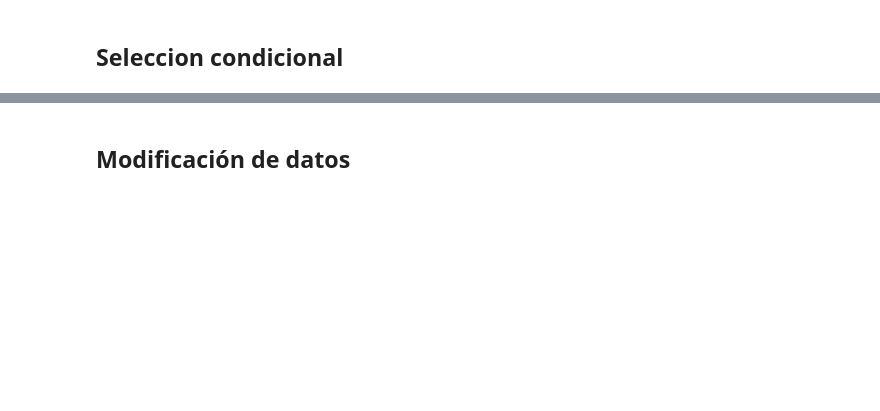
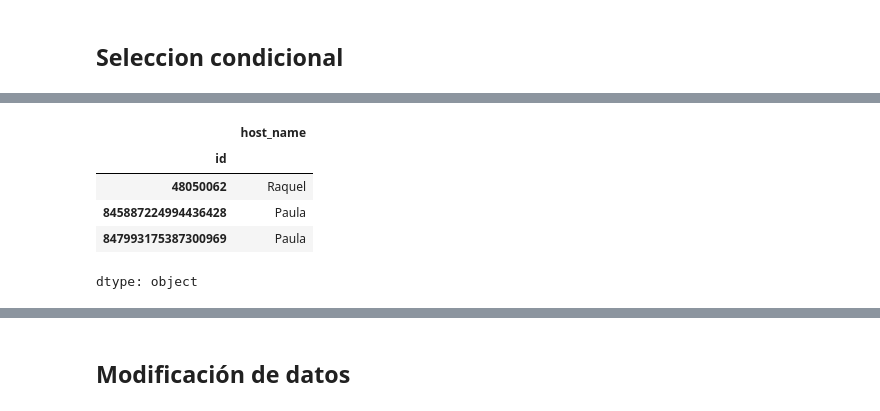
Before and after one commit to iespinozahDM/UBA-DM, a Jupyter notebook: Clase_02_pandas.ipynb, the cells around one changed output, grey strips where cells are left out. Cells and saved outputs as stored; diff of their text form; code cells hidden in the pictures; blank space fills up the shorter version.

```diff
--- a/Clase_02_pandas.ipynb
+++ b/Clase_02_pandas.ipynb
@@ -87,7 +203,14 @@ df.loc[f, ["neighbourhood", "room_type"]]
 # %%
 # Ejercicio: quiero los nombres de los host que alquilan habitaciones compartidas en Núñez
-f = (df.neighbourhood == 'Nuñez') & (df.room_type == 'Shared room')
+f = (df.neighbourhood == 'Belgrano') & (df.room_type == 'Shared room')
 df.loc[f, "host_name"]
+# %% [output]
+|  | host_name |
+| id |  |
+| 48050062 | Raquel |
+| 845887224994436428 | Paula |
+| 847993175387300969 | Paula |
+dtype: object
 # %%
 # Ejercicio: Cuántos Private Rooms hay listados en Lugano?
 f = (df.neighbourhood == 'Villa Lugano') & (df.room_type == 'Private room')
```
Also changed, not shown: parts of 30 cells of this notebook.
